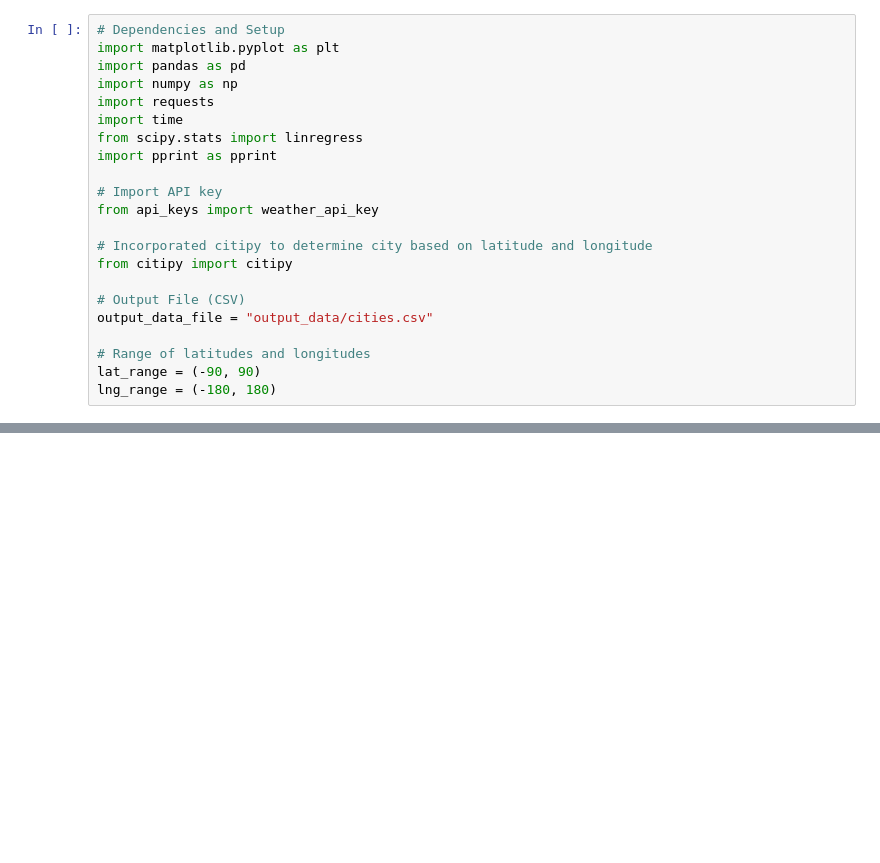
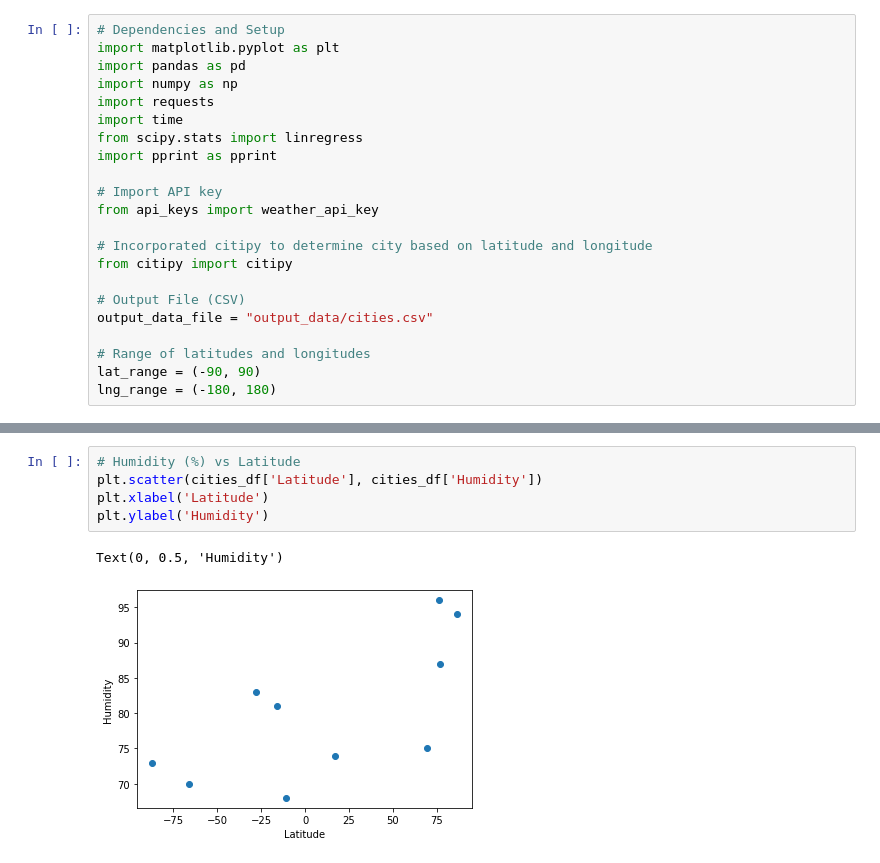
Before and after one commit to Barlow0471/Python-API-Challenge, a Jupyter notebook: WeatherPy/WeatherPy2.ipynb, the cells around one changed output, grey strips where cells are left out. Drawn from its saved outputs; the diff is of its cells as text; blank space fills up the shorter version.

```diff
--- a/WeatherPy/WeatherPy2.ipynb
+++ b/WeatherPy/WeatherPy2.ipynb
@@ -80,0 +100,8 @@ cities_df
+# %%
+# Humidity (%) vs Latitude
+plt.scatter(cities_df['Latitude'], cities_df['Humidity'])
+plt.xlabel('Latitude')
+plt.ylabel('Humidity')
+# %% [output]
+Text(0, 0.5, 'Humidity')
+[figure, added]
```
Also changed, not shown: parts of 6 cells of this notebook.
